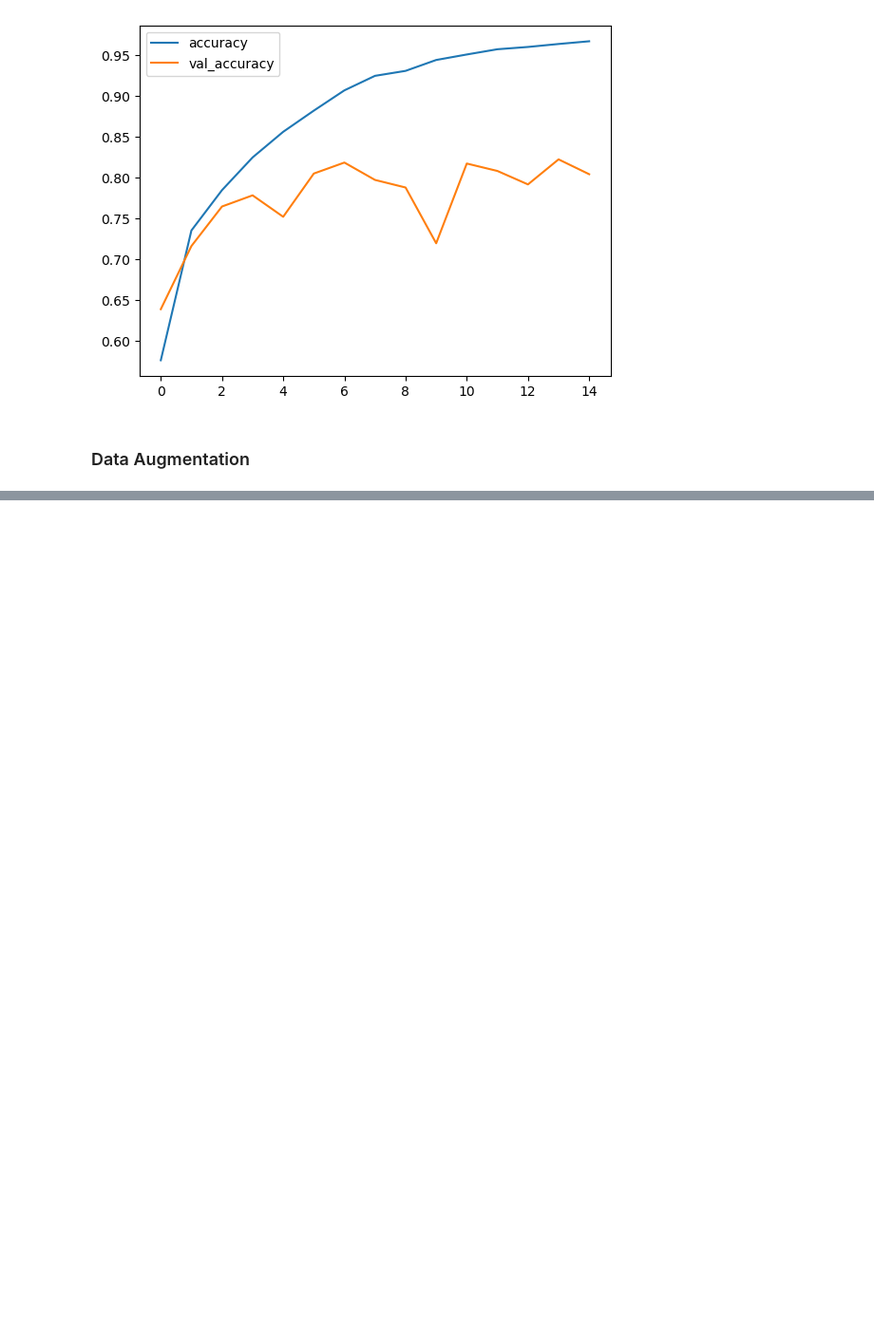
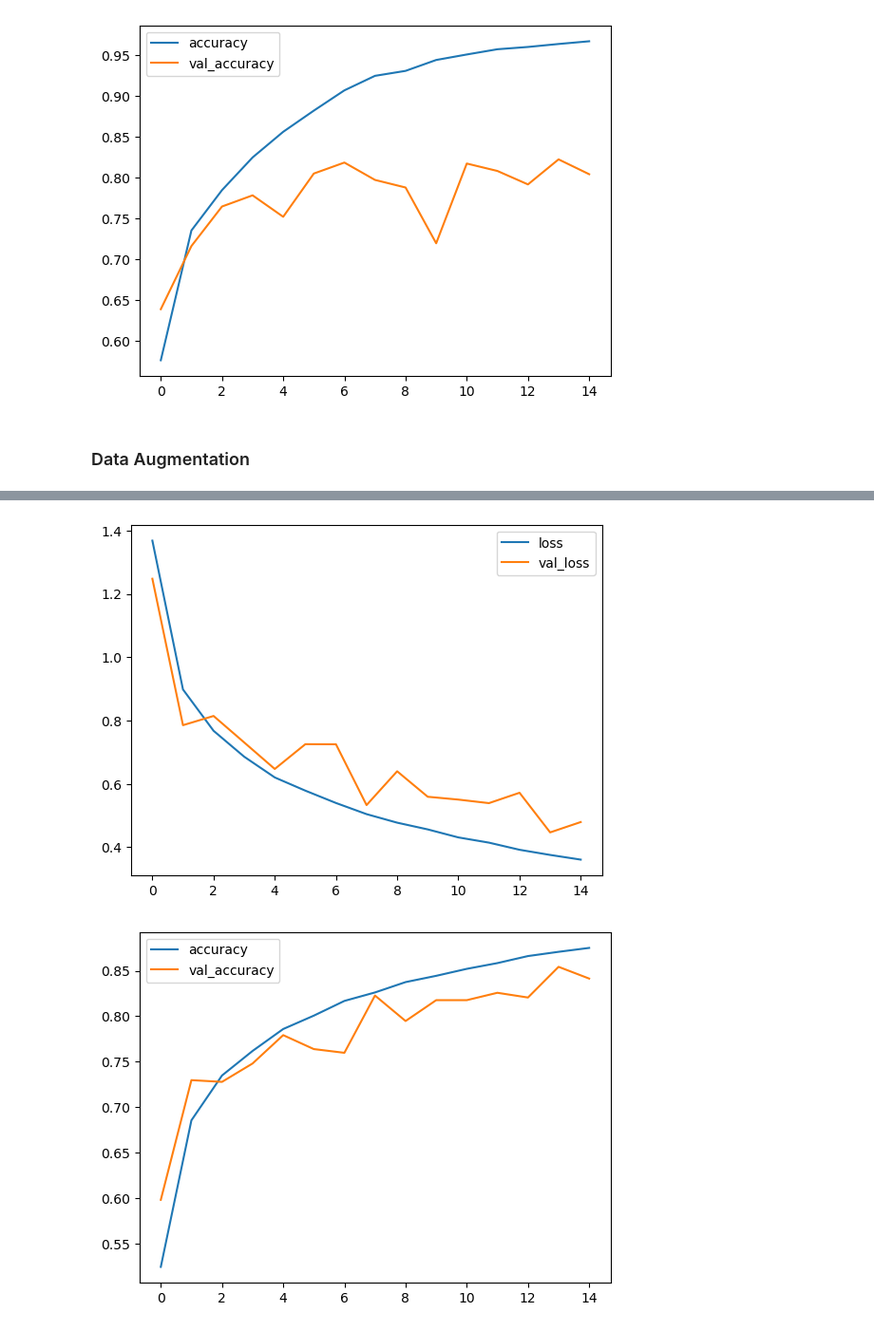
Before and after one commit to AIwithLucas/Deep-Learning, a Jupyter notebook: 3_Convolutional-Neural-Networks/Cifar10_Color_CNN.ipynb, the cells around one changed output, grey strips where cells are left out. Shown: that part at 95% size. Saved outputs shown, nothing was run; the diff lists cells and outputs as text; code cells hidden in the pictures; blank space fills up the shorter version.

```diff
--- a/3_Convolutional-Neural-Networks/Cifar10_Color_CNN.ipynb
+++ b/3_Convolutional-Neural-Networks/Cifar10_Color_CNN.ipynb
@@ -276,0 +290,13 @@ Epoch 3/15
+# %%
+plt.plot(r_augment.history['loss'], label='loss')
+plt.plot(r_augment.history['val_loss'], label='val_loss')
+plt.legend()
+plt.show()
+
+plt.plot(r_augment.history['accuracy'], label='accuracy')
+plt.plot(r_augment.history['val_accuracy'], label='val_accuracy')
+plt.legend()
+plt.show()
+# %% [output]
+[figure, added]
+[figure, added]
```
Also changed, not shown: parts of 3 cells of this notebook.
